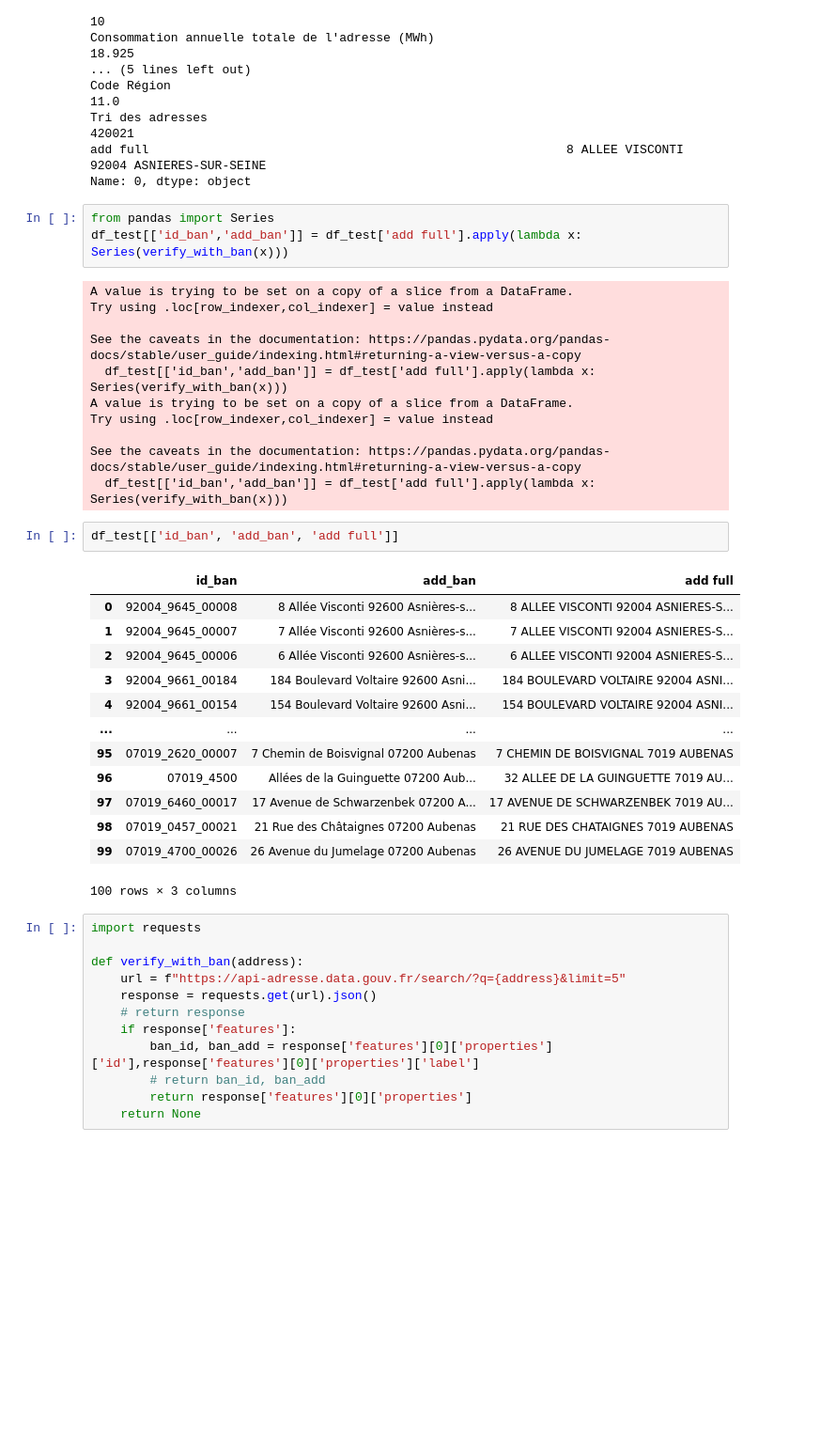
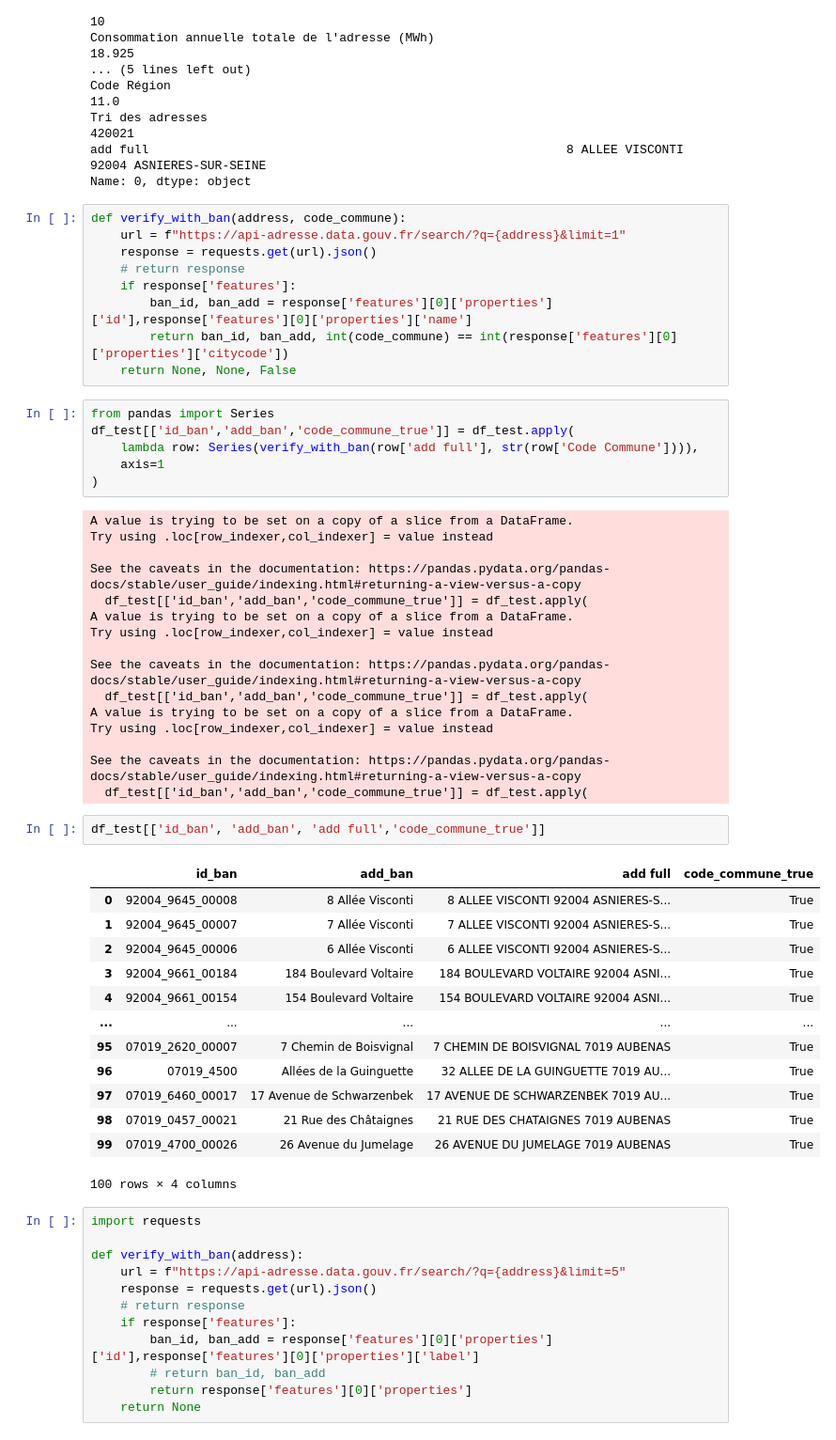
Before and after one commit to FeedAFish/Nov_ODU, a Jupyter notebook: test.ipynb, the cells around one changed output. Shown at 94% size. Drawn from its saved outputs; the diff is of its cells as text; blank space fills up the shorter version.

Commit message:
adresse normalisée

```diff
--- a/test.ipynb
+++ b/test.ipynb
@@ -127,36 +126,53 @@ Code Région
 Tri des adresses                                                                                    420021
 add full                                                         8 ALLEE VISCONTI 92004 ASNIERES-SUR-SEINE
 Name: 0, dtype: object
+# %%
+def verify_with_ban(address, code_commune):
+    url = f"https://api-adresse.data.gouv.fr/search/?q={address}&limit=1"
+    response = requests.get(url).json()
+    # return response
+    if response['features']:
+        ban_id, ban_add = response['features'][0]['properties']['id'],response['features'][0]['properties']['name']
+        return ban_id, ban_add, int(code_commune) == int(response['features'][0]['properties']['citycode'])
+    return None, None, False
 # %%
 from pandas import Series
-df_test[['id_ban','add_ban']] = df_test['add full'].apply(lambda x: Series(verify_with_ban(x)))
+df_test[['id_ban','add_ban','code_commune_true']] = df_test.apply(
+    lambda row: Series(verify_with_ban(row['add full'], str(row['Code Commune']))),
+    axis=1
+)
 # %% [output]
 A value is trying to be set on a copy of a slice from a DataFrame.
 Try using .loc[row_indexer,col_indexer] = value instead
 
 See the caveats in the documentation: https://pandas.pydata.org/pandas-docs/stable/user_guide/indexing.html#returning-a-view-versus-a-copy
-  df_test[['id_ban','add_ban']] = df_test['add full'].apply(lambda x: Series(verify_with_ban(x)))
+  df_test[['id_ban','add_ban','code_commune_true']] = df_test.apply(
 A value is trying to be set on a copy of a slice from a DataFrame.
 Try using .loc[row_indexer,col_indexer] = value instead
 
 See the caveats in the documentation: https://pandas.pydata.org/pandas-docs/stable/user_guide/indexing.html#returning-a-view-versus-a-copy
-  df_test[['id_ban','add_ban']] = df_test['add full'].apply(lambda x: Series(verify_with_ban(x)))
+  df_test[['id_ban','add_ban','code_commune_true']] = df_test.apply(
+A value is trying to be set on a copy of a slice from a DataFrame.
+Try using .loc[row_indexer,col_indexer] = value instead
+
+See the caveats in the documentation: https://pandas.pydata.org/pandas-docs/stable/user_guide/indexing.html#returning-a-view-versus-a-copy
+  df_test[['id_ban','add_ban','code_commune_true']] = df_test.apply(
 # %%
-df_test[['id_ban', 'add_ban', 'add full']]
+df_test[['id_ban', 'add_ban', 'add full','code_commune_true']]
 # %% [output]
-|  | id_ban | add_ban | add full |
-| 0 | 92004_9645_00008 | 8 Allée Visconti 92600 Asnières-s... | 8 ALLEE VISCONTI 92004 ASNIERES-S... |
-| 1 | 92004_9645_00007 | 7 Allée Visconti 92600 Asnières-s... | 7 ALLEE VISCONTI 92004 ASNIERES-S... |
-| 2 | 92004_9645_00006 | 6 Allée Visconti 92600 Asnières-s... | 6 ALLEE VISCONTI 92004 ASNIERES-S... |
-| 3 | 92004_9661_00184 | 184 Boulevard Voltaire 92600 Asni... | 184 BOULEVARD VOLTAIRE 92004 ASNI... |
-| 4 | 92004_9661_00154 | 154 Boulevard Voltaire 92600 Asni... | 154 BOULEVARD VOLTAIRE 92004 ASNI... |
-| ... | ... | ... | ... |
-| 95 | 07019_2620_00007 | 7 Chemin de Boisvignal 07200 Aubenas | 7 CHEMIN DE BOISVIGNAL 7019 AUBENAS |
-| 96 | 07019_4500 | Allées de la Guinguette 07200 Aub... | 32 ALLEE DE LA GUINGUETTE 7019 AU... |
-| 97 | 07019_6460_00017 | 17 Avenue de Schwarzenbek 07200 A... | 17 AVENUE DE SCHWARZENBEK 7019 AU... |
-| 98 | 07019_0457_00021 | 21 Rue des Châtaignes 07200 Aubenas | 21 RUE DES CHATAIGNES 7019 AUBENAS |
-| 99 | 07019_4700_00026 | 26 Avenue du Jumelage 07200 Aubenas | 26 AVENUE DU JUMELAGE 7019 AUBENAS |
+|  | id_ban | add_ban | add full | code_commune_true |
+| 0 | 92004_9645_00008 | 8 Allée Visconti | 8 ALLEE VISCONTI 92004 ASNIERES-S... | True |
+| 1 | 92004_9645_00007 | 7 Allée Visconti | 7 ALLEE VISCONTI 92004 ASNIERES-S... | True |
+| 2 | 92004_9645_00006 | 6 Allée Visconti | 6 ALLEE VISCONTI 92004 ASNIERES-S... | True |
+| 3 | 92004_9661_00184 | 184 Boulevard Voltaire | 184 BOULEVARD VOLTAIRE 92004 ASNI... | True |
+| 4 | 92004_9661_00154 | 154 Boulevard Voltaire | 154 BOULEVARD VOLTAIRE 92004 ASNI... | True |
+| ... | ... | ... | ... | ... |
+| 95 | 07019_2620_00007 | 7 Chemin de Boisvignal | 7 CHEMIN DE BOISVIGNAL 7019 AUBENAS | True |
+| 96 | 07019_4500 | Allées de la Guinguette | 32 ALLEE DE LA GUINGUETTE 7019 AU... | True |
+| 97 | 07019_6460_00017 | 17 Avenue de Schwarzenbek | 17 AVENUE DE SCHWARZENBEK 7019 AU... | True |
+| 98 | 07019_0457_00021 | 21 Rue des Châtaignes | 21 RUE DES CHATAIGNES 7019 AUBENAS | True |
+| 99 | 07019_4700_00026 | 26 Avenue du Jumelage | 26 AVENUE DU JUMELAGE 7019 AUBENAS | True |
-100 rows × 3 columns
+100 rows × 4 columns
 # %%
 import requests
 
```
Also changed, not shown: parts of 11 cells of this notebook.
